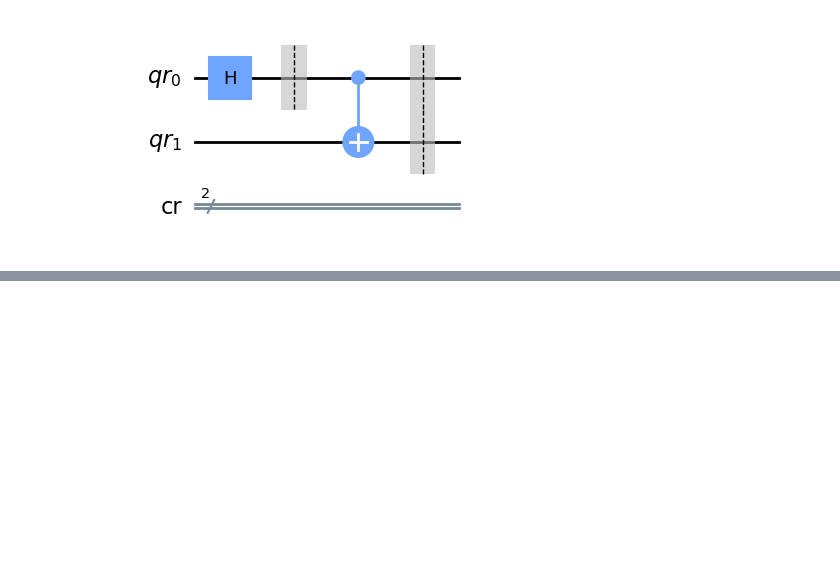
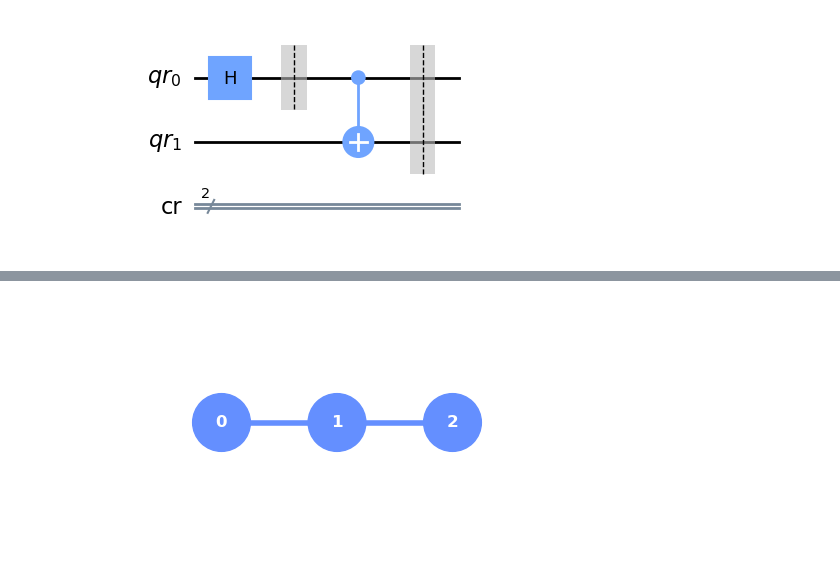
Before and after one commit to VRGQuantumTech/learning_qiskit, a Jupyter notebook: exam_exercices.ipynb, the cells around one changed output, grey strips where cells are left out. Cells and saved outputs as stored; diff of their text form; code cells hidden in the pictures; blank space fills up the shorter version.

```diff
--- a/exam_exercices.ipynb
+++ b/exam_exercices.ipynb
@@ -851,0 +891,19 @@ The depth of this circuit is: 2
+# %%
+from qiskit import *
+from qiskit.visualization import plot_coupling_map, plot_histogram
+
+num_qubits = 3
+qc = QuantumCircuit(num_qubits)
+qc.measure_all()
+
+qasm_sim = Aer.get_backend('qasm_simulator')
+couple_map = [[0, 1], [1, 2]]
+job = execute(qc, backend=qasm_sim, shots = 1024, coupling_map=couple_map)
+
+job_counts = job.result().get_counts()
+
+qubit_coordinates = [[0,0],[0,1],[0,2]]
+
+plot_coupling_map(num_qubits, qubit_coordinates , couple_map)
+# %% [output]
+[figure, added]
```
Also changed, not shown: parts of 13 cells of this notebook.
